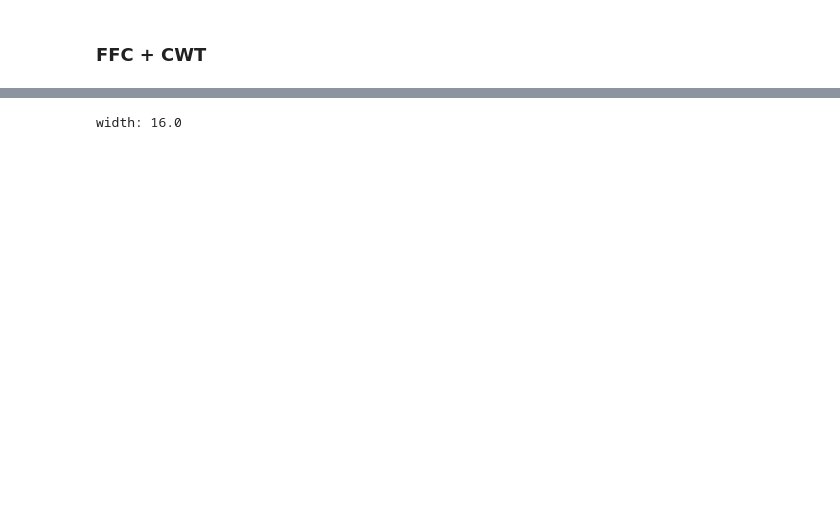
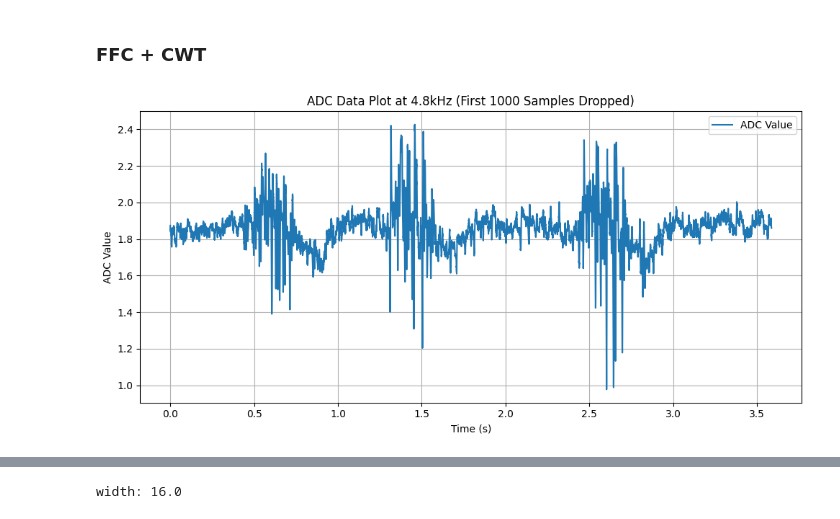
Before and after one commit to OlaffoJaszczur/CWT_magisterka, a Jupyter notebook: sygnal copy.ipynb, the cells around one changed output, grey strips where cells are left out. Saved outputs shown, nothing was run; the diff lists cells and outputs as text; code cells hidden in the pictures; blank space fills up the shorter version.

```diff
--- a/sygnal copy.ipynb
+++ b/sygnal copy.ipynb
@@ -44,2 +40,30 @@ plt.show()
 # %% [markdown]
 ### FFC + CWT
+# %%
+import pandas as pd
+import matplotlib.pyplot as plt
+import numpy as np
+
+# Parameters
+filename = 'adc_log.csv'
+sampling_rate = 4800  # in Hz
+
+# Load ADC values (single column)
+adc_values = pd.read_csv(filename, header=None).squeeze()  # Convert to Series
+
+# Drop first 1000 samples
+adc_values = adc_values[100:].reset_index(drop=True)
+time = np.arange(len(adc_values)) / sampling_rate  # Recompute time axis
+
+# Plot
+plt.figure(figsize=(10, 5))
+plt.plot(time, adc_values, label='ADC Value')
+plt.xlabel('Time (s)')
+plt.ylabel('ADC Value')
+plt.title('ADC Data Plot at 4.8kHz (First 1000 Samples Dropped)')
+plt.grid(True)
+plt.legend()
+plt.tight_layout()
+plt.show()
+# %% [output]
+[figure, added]
```
Also changed, not shown: parts of 10 cells of this notebook, 1 other file.
